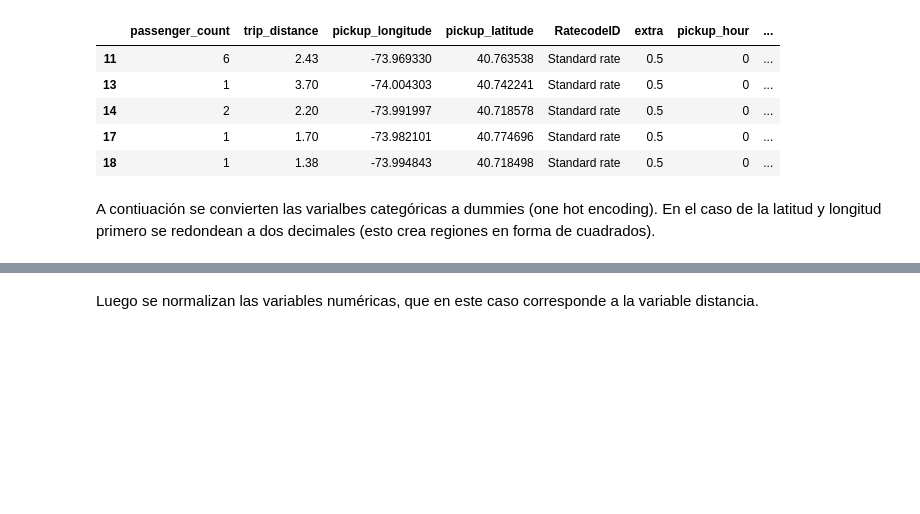
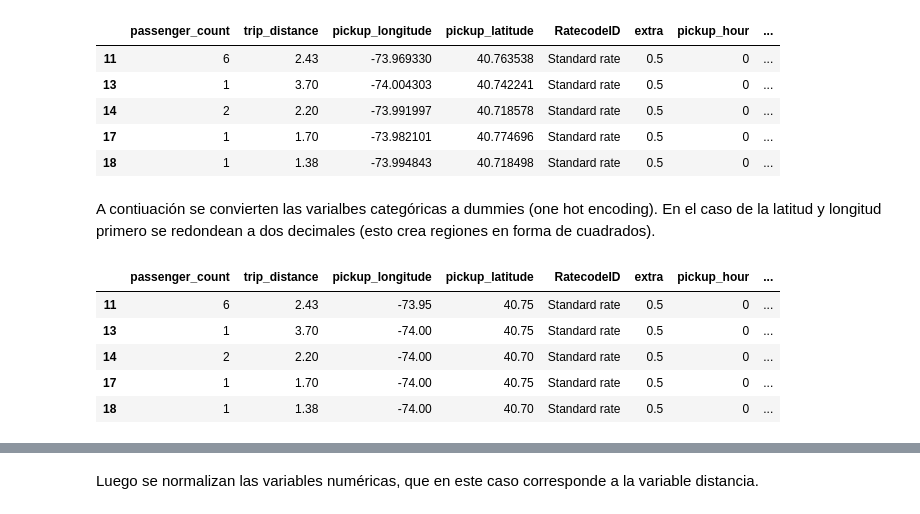
Before and after one commit to cchallu/datank_challenge, a Jupyter notebook: source/datank_challenge.ipynb, the cells around one changed output, grey strips where cells are left out. Drawn from its saved outputs; the diff is of its cells as text; code cells hidden in the pictures; blank space fills up the shorter version.

```diff
--- a/source/datank_challenge.ipynb
+++ b/source/datank_challenge.ipynb
@@ -533,4 +533,19 @@ data_tips.head()
 | 18 | 1 | 1.38 | -73.994843 | 40.718498 | Standard rate | 0.5 | 0 | ... |
 # %% [markdown]
 A contiuación se convierten las varialbes categóricas a dummies (one hot encoding). En el caso de la latitud y longitud primero se redondean a dos decimales (esto crea regiones en forma de cuadrados).
+# %%
+#data_tips = data_tips.round({'pickup_longitude': 1, 'pickup_latitude': 1})
+data_tips['pickup_longitude'] = round(round(data_tips['pickup_longitude']/0.05) * 0.05,2)
+data_tips['pickup_latitude'] = round(round(data_tips['pickup_latitude']/0.05) * 0.05,2)
+
+data_tips["pickup_zone"] = data_tips["pickup_longitude"].map(str) + "-" + data_tips["pickup_latitude"].map(str)
+data_tips['pickup_hour'] = data_tips['pickup_hour'].astype('category')
+data_tips.head()
+# %% [output]
+|  | passenger_count | trip_distance | pickup_longitude | pickup_latitude | RatecodeID | extra | pickup_hour | ... |
+| 11 | 6 | 2.43 | -73.95 | 40.75 | Standard rate | 0.5 | 0 | ... |
+| 13 | 1 | 3.70 | -74.00 | 40.75 | Standard rate | 0.5 | 0 | ... |
+| 14 | 2 | 2.20 | -74.00 | 40.70 | Standard rate | 0.5 | 0 | ... |
+| 17 | 1 | 1.70 | -74.00 | 40.75 | Standard rate | 0.5 | 0 | ... |
+| 18 | 1 | 1.38 | -74.00 | 40.70 | Standard rate | 0.5 | 0 | ... |
 # %%
```
Also changed, not shown: parts of 8 cells of this notebook.
